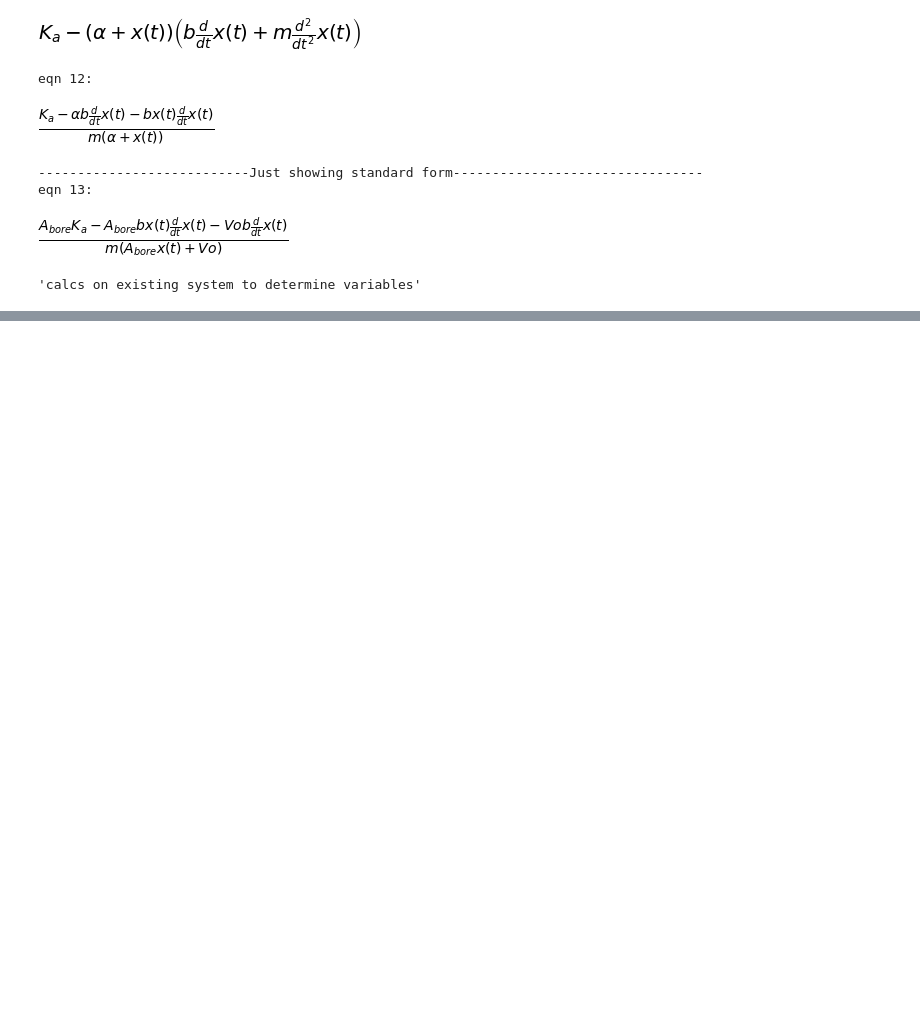
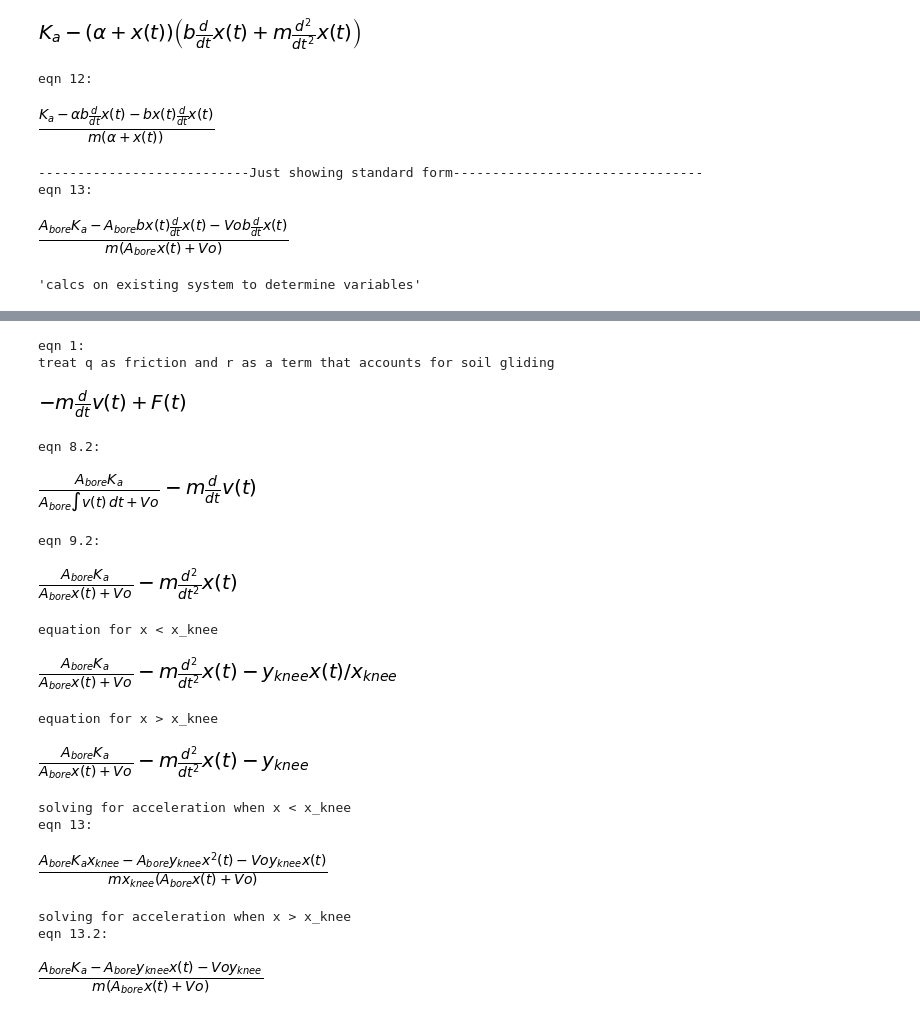
Before and after one commit to jlipari/public, a Jupyter notebook: pneumatic model.ipynb, the cells around one changed output, grey strips where cells are left out. Saved outputs shown, nothing was run; the diff lists cells and outputs as text; code cells hidden in the pictures; blank space fills up the shorter version.

Commit message:
mohr coulomb model

```diff
--- a/pneumatic model.ipynb
+++ b/pneumatic model.ipynb
@@ -318,0 +325,71 @@ your pressure and volume changed 0.94 percent
+# %%
+"""rewrite equation 1 to use Mohr-Coulomb soil model"""
+
+'''Apply Newtons 2nd Law to mass'''
+v, F = sym.symbols('v F', cls=sym.Function)
+#Apply Newtons law to the mass
+m, b, t, q = sym.symbols('m b t q')
+
+print('eqn 1:')
+print("treat q as friction and r as a term that accounts for soil gliding")
+eqn1 = F(t)  - sym.Derivative(v(t),t)*m
+display(eqn1)
+
+#rewrite equation 8
+#sub 7 into 1
+print('eqn 8.2:')
+eqn8 = eqn1.subs({F(t):sym.solve(eqn7,F(t))[0]})
+display(eqn8)
+
+#write in terms of x(t)
+x = sym.symbols('x', cls=sym.Function)
+
+print('eqn 9.2:')
+
+
+eqn9 = eqn8.subs({sym.Integral(v(t),t):x(t), v(t): sym.Derivative(x(t),t)})
+display(eqn9)
+
+#add in M-C soil model
+
+x_knee = sym.symbols('x_knee')
+y_knee = sym.symbols('y_knee')
+
+#equation for x < x_knee
+print('equation for x < x_knee')
+eqn9_2 = eqn9 - y_knee/x_knee*x(t)
+display(eqn9_2)
+
+#equation for x > x_knee
+print('equation for x > x_knee')
+eqn9_3 = eqn9 -y_knee
+display(eqn9_3)
+
+#I actually want to see where A_bore and Vo end up in this form
+print('solving for acceleration when x < x_knee')
+print('eqn 13:')
+eqn13 = sym.solve(eqn9_2, sym.Derivative(x(t),t,t))[0]
+display(eqn13)
+
+print('solving for acceleration when x > x_knee')
+print('eqn 13.2:')
+eqn13_2 = sym.solve(eqn9_3, sym.Derivative(x(t),t,t))[0]
+display(eqn13_2)
+# %% [output]
+eqn 1:
+treat q as friction and r as a term that accounts for soil gliding
+[figure, added]
+eqn 8.2:
+[figure, added]
+eqn 9.2:
+[figure, added]
+equation for x < x_knee
+[figure, added]
+equation for x > x_knee
+[figure, added]
+solving for acceleration when x < x_knee
+eqn 13:
+[figure, added]
+solving for acceleration when x > x_knee
+eqn 13.2:
+[figure, added]
```
Also changed, not shown: parts of 5 cells of this notebook.
